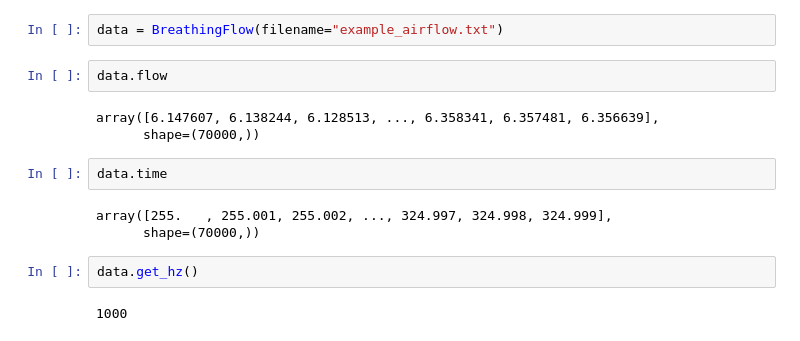
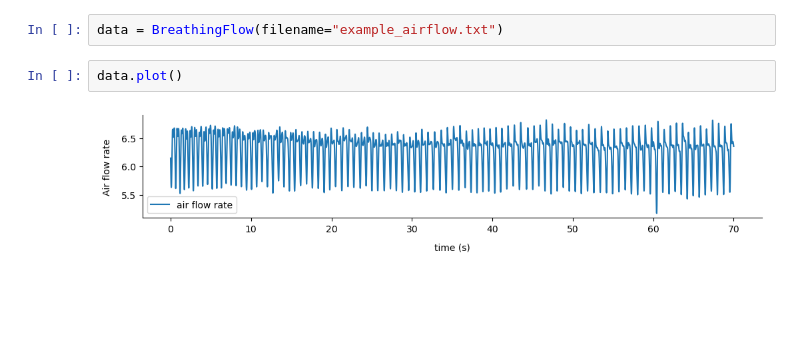
Before and after one commit to tcoustillet/pybreathe, a Jupyter notebook: example.ipynb, the cells around one changed output. Cells and saved outputs as stored; diff of their text form; blank space fills up the shorter version.

Commit message:
add a method to plot the air flow rate

```diff
--- a/example.ipynb
+++ b/example.ipynb
@@ -3,16 +3,6 @@ from pybreathe import BreathingFlow
 # %%
 data = BreathingFlow(filename="example_airflow.txt")
 # %%
-data.flow
+data.plot()
 # %% [output]
-array([6.147607, 6.138244, 6.128513, ..., 6.358341, 6.357481, 6.356639],
-      shape=(70000,))
+[figure, added]
-# %%
-data.time
-# %% [output]
-array([255.   , 255.001, 255.002, ..., 324.997, 324.998, 324.999],
-      shape=(70000,))
-# %%
-data.get_hz()
-# %% [output]
-1000
```
Also changed, not shown: 1 other file.
